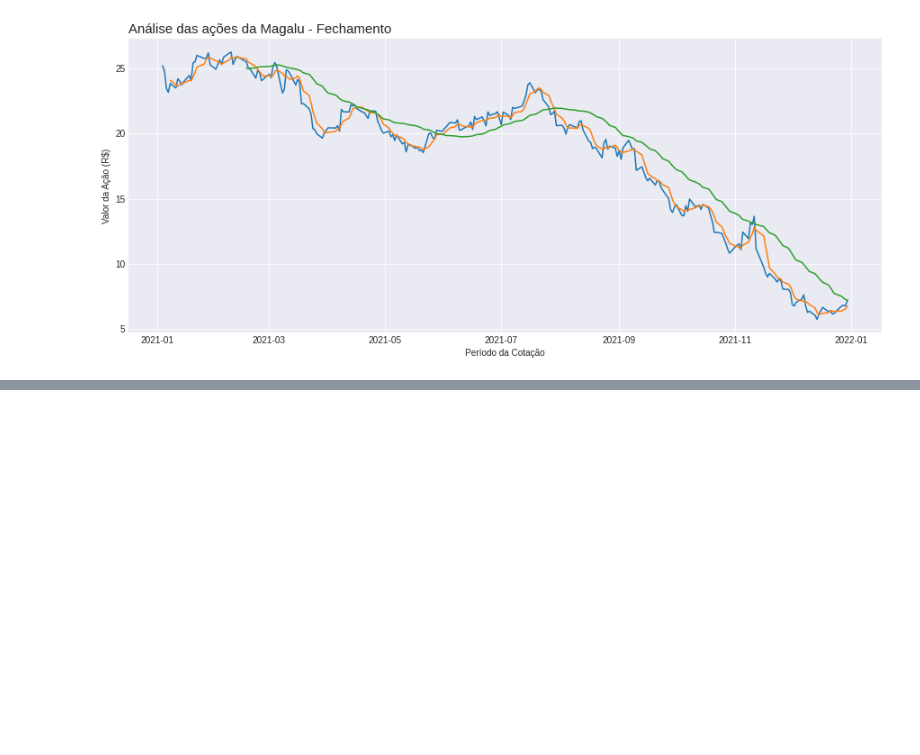
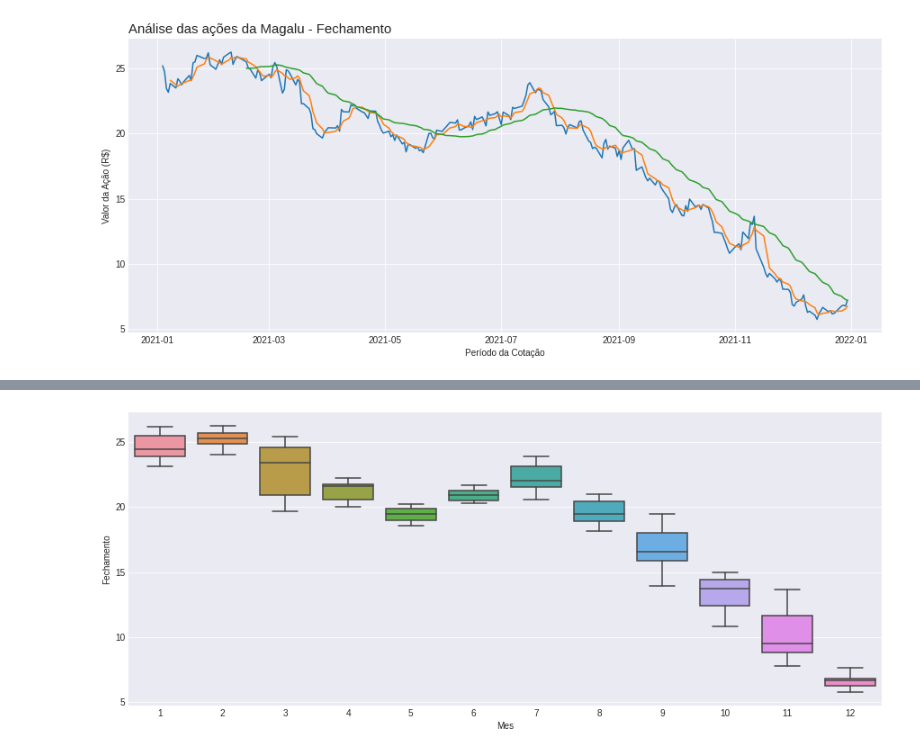
Before and after one commit to JardelSilva-86/Python-para-An-lise-de-Dados, a Jupyter notebook: Projeto_3_Mercado_Financeiro.ipynb, the cells around one changed output, grey strips where cells are left out. Cells and saved outputs as stored; diff of their text form; code cells hidden in the pictures; blank space fills up the shorter version.

```diff
--- a/Projeto_3_Mercado_Financeiro.ipynb
+++ b/Projeto_3_Mercado_Financeiro.ipynb
@@ -131,0 +136,8 @@ plt.ylabel( 'Valor da Ação (R$)' );
+# %%
+# Boxplot Mensal
+base_dados['Mes'] = base_dados['Data'].dt.month # Como a coluna data já está no formato DateTime, é preciso apenas passar os parâmetros .dt.month / .dt.year / .dt.day
+
+plt.figure( figsize=(15,6) )
+sns.boxplot( data=base_dados, x='Mes', y='Fechamento' );
+# %% [output]
+[figure, added]
```
Also changed, not shown: parts of 4 cells of this notebook.
